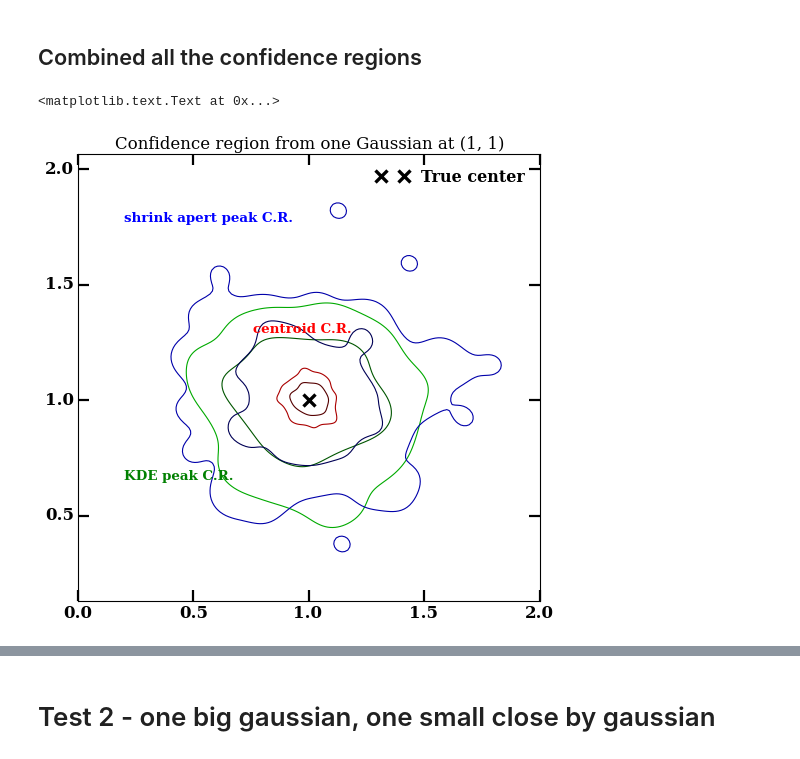
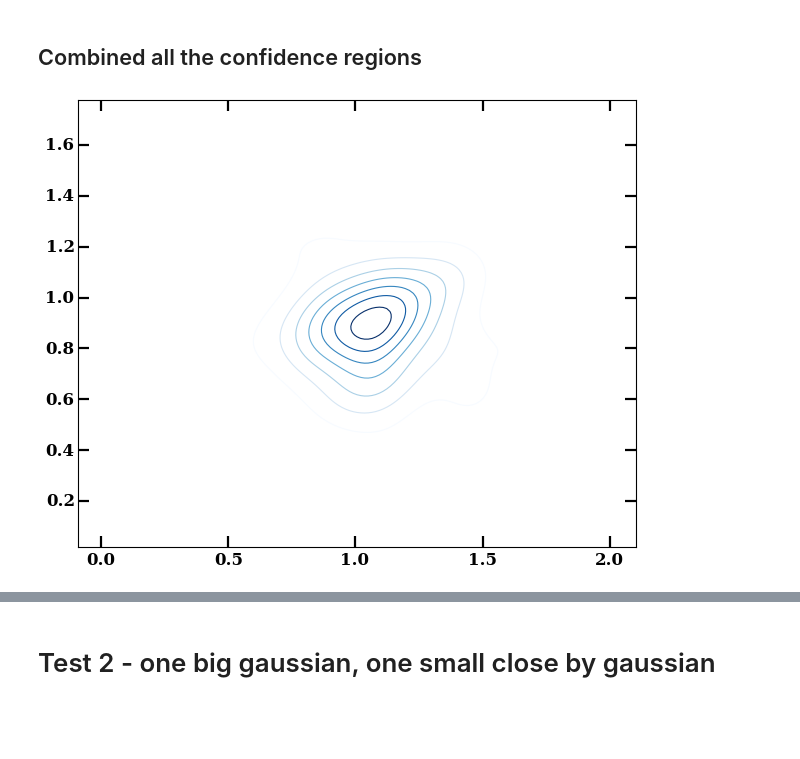
Before and after one commit to karenyyng/galaxy_DM_offset, a Jupyter notebook: code/analyses/compare_peak_methods.ipynb, the cells around one changed output, grey strips where cells are left out. Cells and saved outputs as stored; diff of their text form; code cells hidden in the pictures; blank space fills up the shorter version.

Commit message:
still working on plots

```diff
--- a/code/analyses/compare_peak_methods.ipynb
+++ b/code/analyses/compare_peak_methods.ipynb
@@ -95,35 +40,13 @@ plt.title("One Gaussian centered at (1, 1)", size=20)
+# %%
+gauss_data, shrink_peak_dens, KDE_peak_dens, cent_peak_dens = \
+    compare.call_gaussian_and_prepare_data(data_size=500, bootNo=100)
 # %% [markdown]
 ##  Combined all the confidence regions
-# %%
-plt.axes().set_aspect('equal')
-plot_cf_contour(KDE_peak_dens["estimate"],
-                KDE_peak_dens["eval_points"][0],
-                KDE_peak_dens["eval_points"][1],
-                colors=g_colors)
-plt.annotate('KDE peak C.R.', (0.1, 0.27), textcoords='axes fraction',
-             color='g')
-plt.axes().set_aspect('equal')
-plot_cf_contour(shrink_peak_dens["estimate"],
-                shrink_peak_dens["eval_points"][0],
-                shrink_peak_dens["eval_points"][1],
-                colors=b_colors)
-plt.annotate('shrink apert peak C.R.', (0.1, 0.85),
-             textcoords='axes fraction',
-             color='b')
-cent_peak_dens = get_gal.do_KDE(cent_fhat)
-cent_peak_dens = get_gal.convert_fhat_to_dict(cent_peak_dens)
-plot_cf_contour(cent_peak_dens["estimate"],
-                cent_peak_dens["eval_points"][0],
-                cent_peak_dens["eval_points"][1],
-                colors=r_colors)
-plt.annotate('centroid C.R.', (0.38, 0.6),
-             textcoords='axes fraction',
-             color='r')
-plt.plot(1, 1, "kx", mew=3, label="True center", markersize=10)
-plt.xlim(0, 2.0)
-plt.legend(loc='best', frameon=False)
-plt.title('Confidence region from one Gaussian at (1, 1)',
-          fontsize=15)
-# %% [output]
-<matplotlib.text.Text at 0x...>
-[figure, removed]
+# %%
+plt.contour(shrink_peak_dens["eval_points"][0],
+           shrink_peak_dens["eval_points"][1],
+           shrink_peak_dens["estimate"],
+           label="shrink")
+plt.legend(loc='best')
+# %% [output]
+[figure, added]
```
Also changed, not shown: parts of 13 cells of this notebook, 5 other files.
